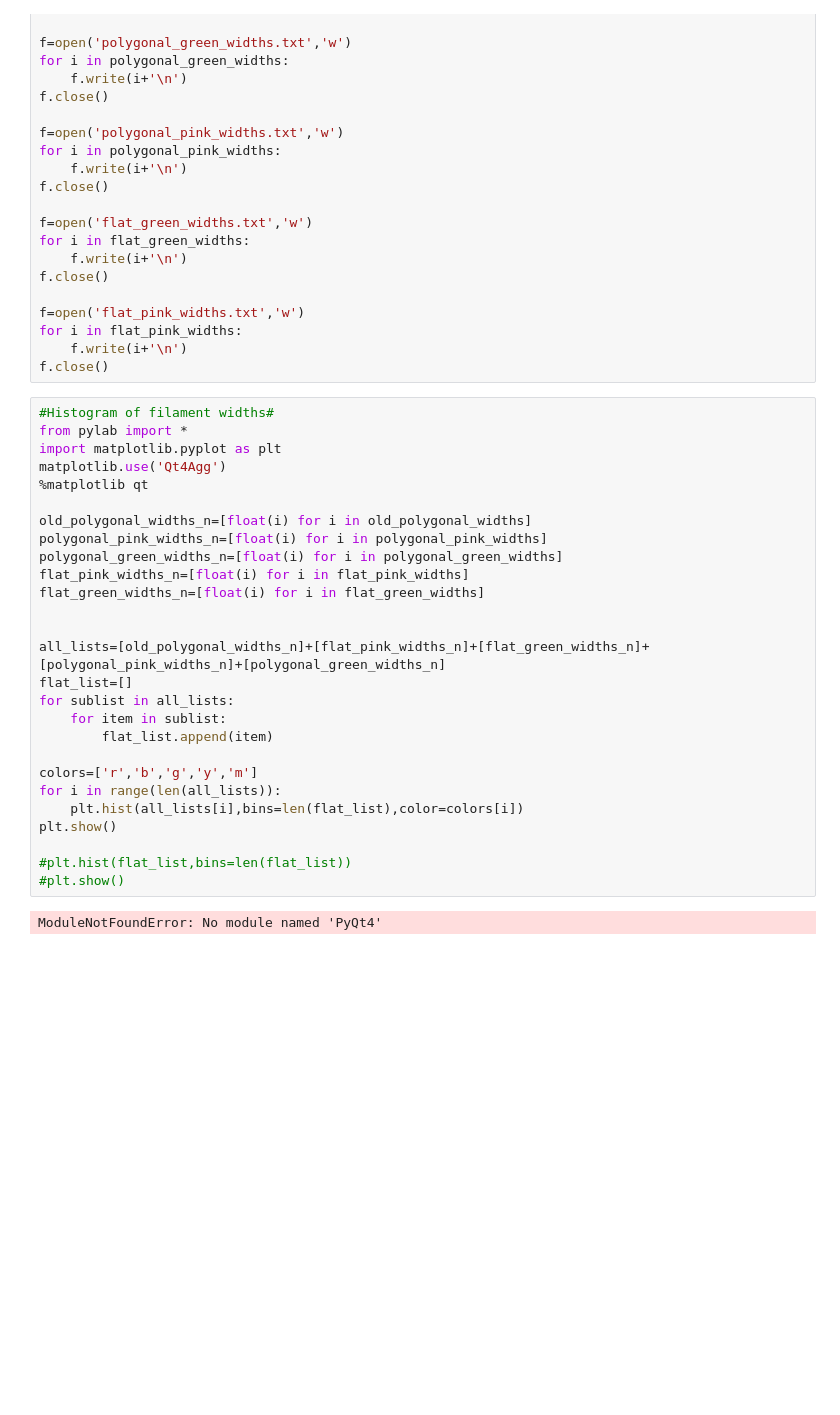
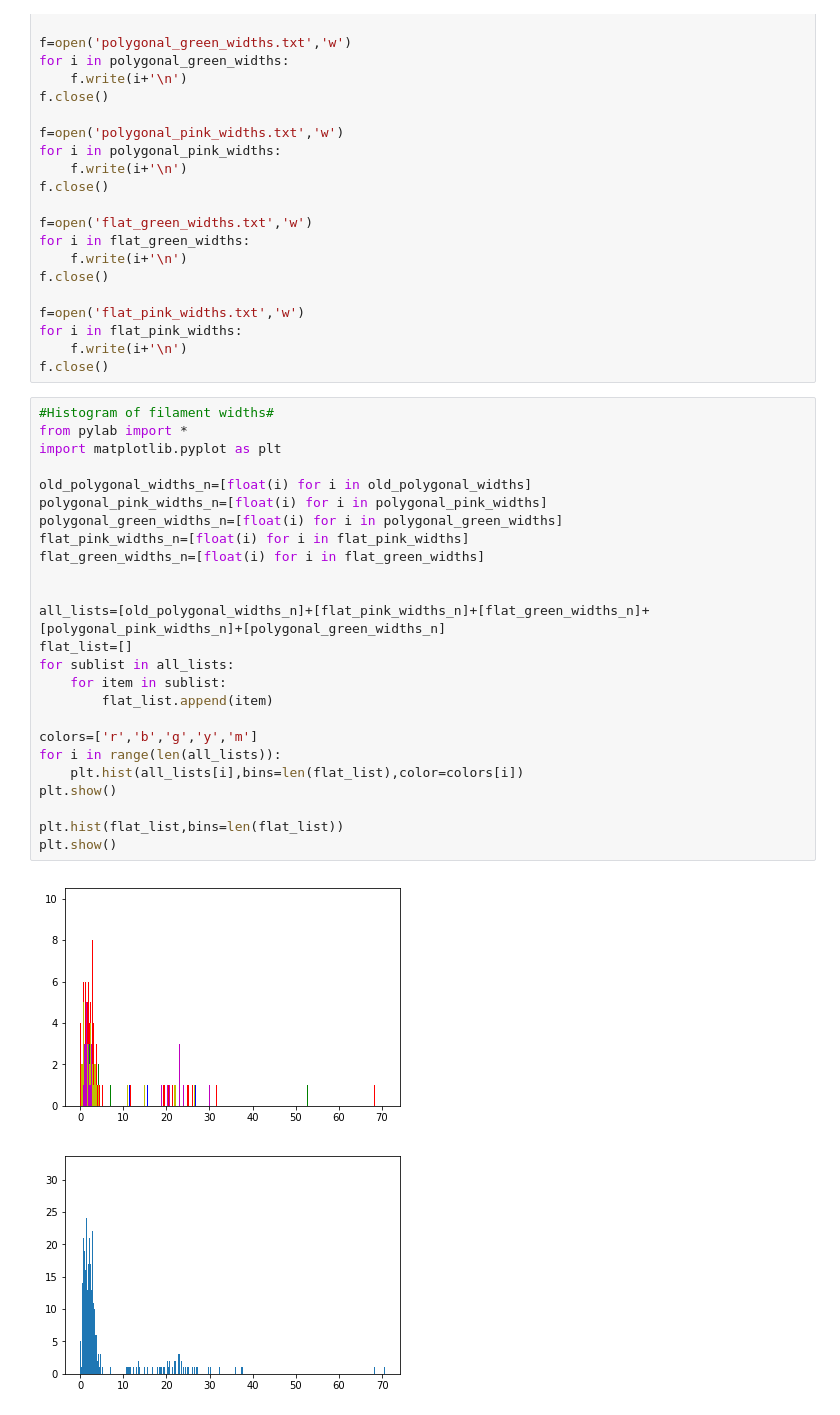
Before and after one commit to sriemer1/senior-thesis, a Jupyter notebook: Jmicrovision data .ipynb, the cells around one changed output. Cells and saved outputs as stored; diff of their text form; blank space fills up the shorter version.

```diff
--- a/Jmicrovision data .ipynb
+++ b/Jmicrovision data .ipynb
@@ -214,30 +212,29 @@ f.close()
 # %%
 #Histogram of filament widths#
 from pylab import *
 import matplotlib.pyplot as plt
-matplotlib.use('Qt4Agg')
-%matplotlib qt
 
 old_polygonal_widths_n=[float(i) for i in old_polygonal_widths]
 polygonal_pink_widths_n=[float(i) for i in polygonal_pink_widths]
 polygonal_green_widths_n=[float(i) for i in polygonal_green_widths]
 flat_pink_widths_n=[float(i) for i in flat_pink_widths]
 flat_green_widths_n=[float(i) for i in flat_green_widths]
 
 
 all_lists=[old_polygonal_widths_n]+[flat_pink_widths_n]+[flat_green_widths_n]+[polygonal_pink_widths_n]+[polygonal_green_widths_n]
 flat_list=[]
 for sublist in all_lists:
     for item in sublist:
         flat_list.append(item)
 
 colors=['r','b','g','y','m']
 for i in range(len(all_lists)):
     plt.hist(all_lists[i],bins=len(flat_list),color=colors[i])
 plt.show()
 
-#plt.hist(flat_list,bins=len(flat_list))
-#plt.show()
+plt.hist(flat_list,bins=len(flat_list))
+plt.show()
 # %% [output]
-ModuleNotFoundError: No module named 'PyQt4'
+[figure, added]
+[figure, added]
 # %%
```
Also changed, not shown: parts of 4 cells of this notebook.
